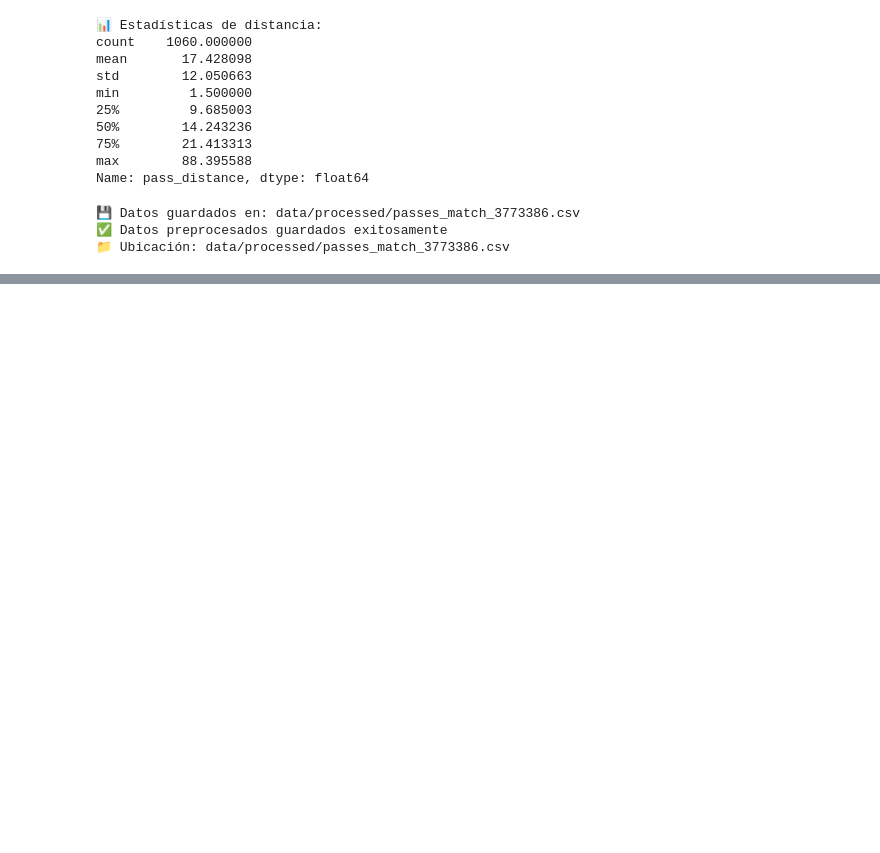
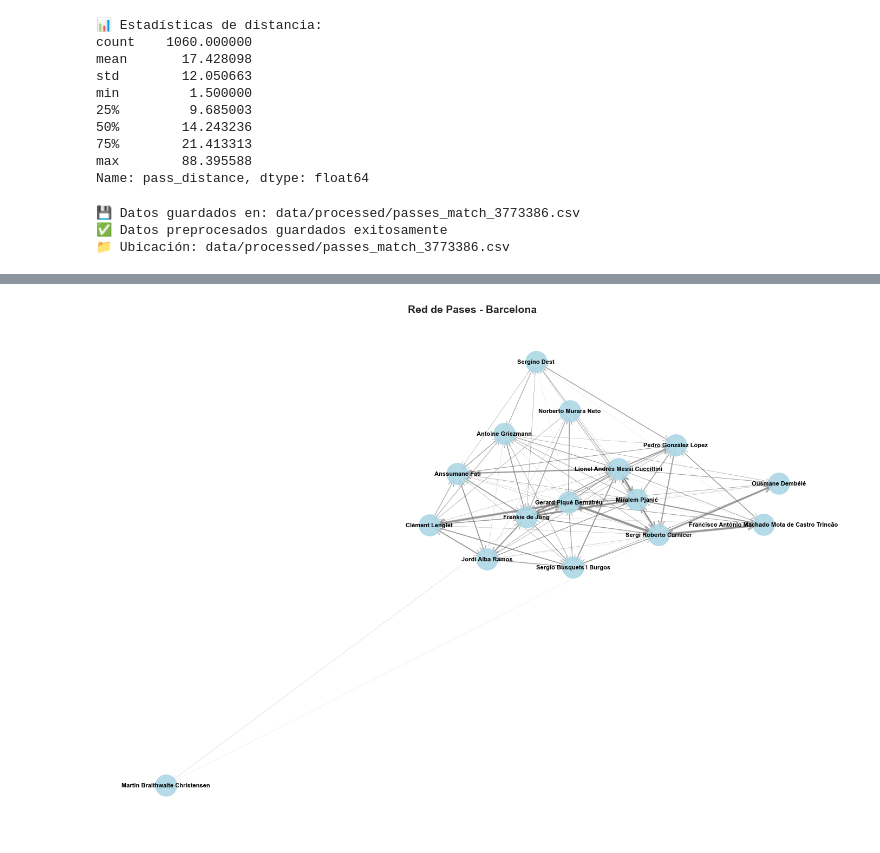
Before and after one commit to JaviTateG/tfg-football-tactical-modeling, a Jupyter notebook: notebooks/01_data_exploration.ipynb, the cells around one changed output, grey strips where cells are left out. Drawn from its saved outputs; the diff is of its cells as text; code cells hidden in the pictures; blank space fills up the shorter version.

```diff
--- a/notebooks/01_data_exploration.ipynb
+++ b/notebooks/01_data_exploration.ipynb
@@ -425,0 +485,10 @@ print(f"📁 Ubicación: data/processed/passes_match_{match_id}.csv")
+# %%
+# Visualizar la red completa
+pass_graph.visualize(
+    figsize=(14, 10),
+    node_size=800,
+    with_labels=True,
+    title="Red de Pases - Barcelona"
+)
+# %% [output]
+[figure, added]
```
Also changed, not shown: parts of 3 cells of this notebook, 1 other file.
